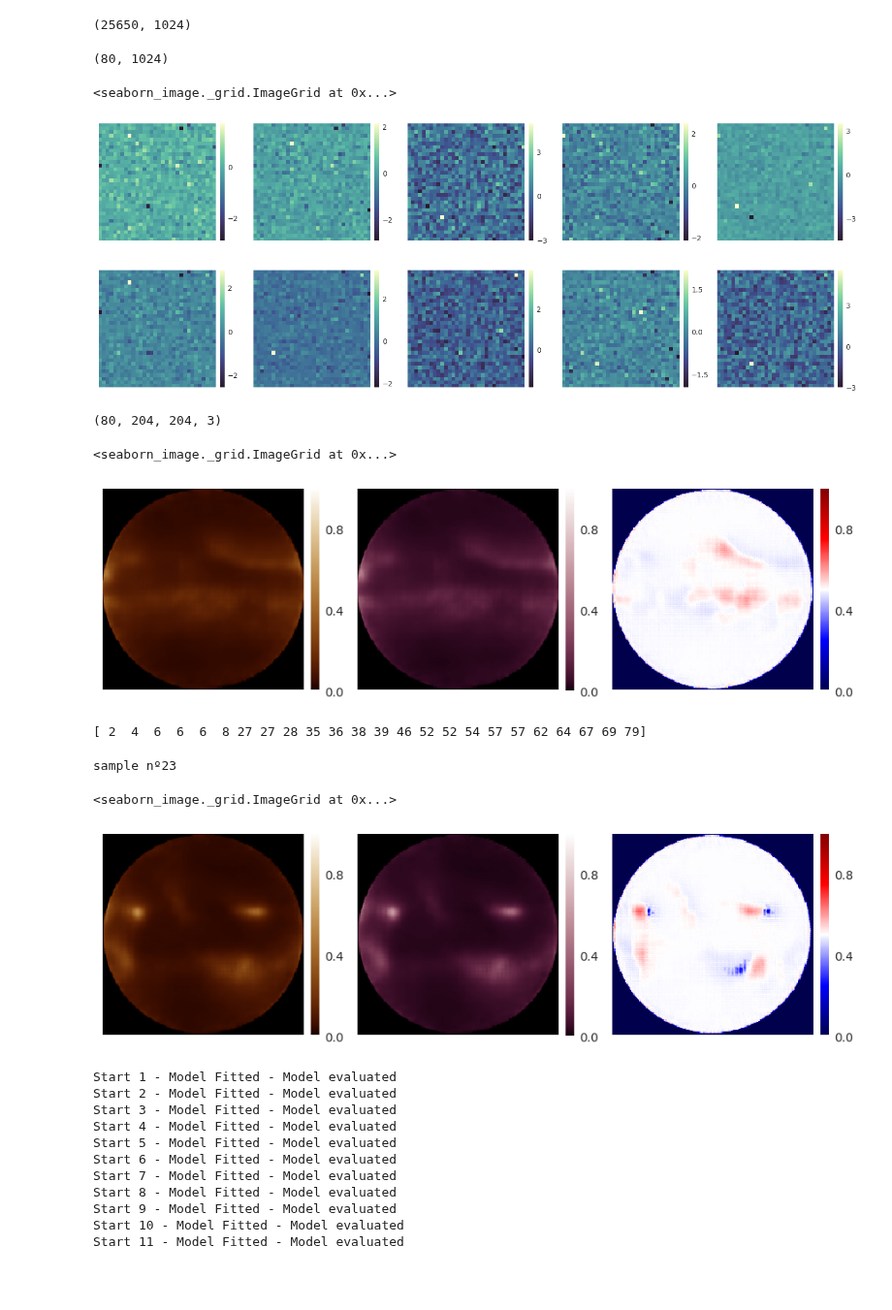
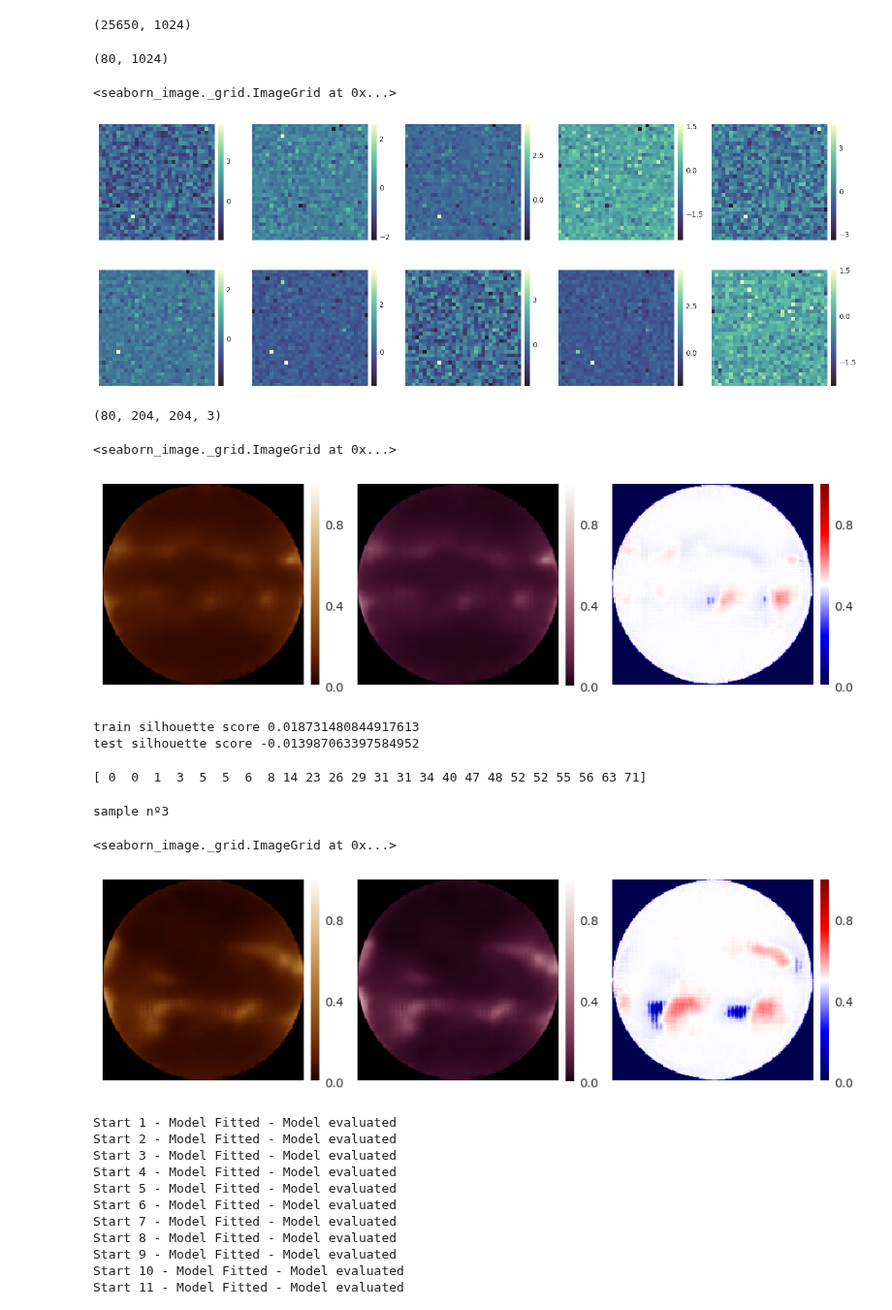
Before and after one commit to eugenioLR/TFM_sun_Autoencoders, a Jupyter notebook: gmm_generative_model.ipynb, the cells around one changed output. Shown at 97% size. Drawn from its saved outputs; the diff is of its cells as text; code cells hidden in the pictures; blank space fills up the shorter version.

```diff
--- a/gmm_generative_model.ipynb
+++ b/gmm_generative_model.ipynb
@@ -102,20 +100,23 @@ codes.shape
 # %%
 gmm_model = GaussianMixture(n_components = 80, covariance_type="full")
 # gmm_model = BayesianGaussianMixture(n_components = 20, covariance_type="full")
-gmm_model = gmm_model.fit(codes)
+
+codes_train, codes_test, *_ = train_test_split(codes, codes, test_size=0.2)
+
+gmm_model = gmm_model.fit(codes_train)
 # %%
 print(gmm_model.means_.shape)
 isns.ImageGrid(gmm_model.means_.reshape([-1, 32, 32])[:10].transpose(1,2,0), col_wrap=5, cmap="deep")
 # %% [output]
 (80, 1024)
 <seaborn_image._grid.ImageGrid at 0x...>
-[figure, old version]
+[figure, new version]
 # %%
 mean_images = np.asarray(decoder(gmm_model.means_))
 print(mean_images.shape)
 #isns.ImageGrid(mean_images, col_wrap=5)
-isns.rgbplot(mean_images[79], cmap=["sdoaia193", "sdoaia211", "seismic"], vmin=0, vmax=1)
+isns.rgbplot(mean_images[10], cmap=["sdoaia193", "sdoaia211", "seismic"], vmin=0, vmax=1)
 # %% [output]
 (80, 204, 204, 3)
 <seaborn_image._grid.ImageGrid at 0x...>
-[figure, old version]
+[figure, new version]
@@ -124,8 +123,17 @@ isns.rgbplot(mean_images[79], cmap=["sdoaia193", "sdoaia211", "seismic"], vmin=0
+# %%
+pred_train = gmm_model.predict(codes_train)
+print(f"train silhouette score {silhouette_score(codes_train, pred_train)}")
+
+pred_test = gmm_model.predict(codes_test)
+print(f"test silhouette score {silhouette_score(codes_test, pred_test)}")
+# %% [output]
+train silhouette score 0.018731480844917613
+test silhouette score -0.013987063397584952
 # %%
 code_samples = gmm_model.sample(24)
 print(code_samples[1])
 # %% [output]
-[ 2  4  6  6  6  8 27 27 28 35 36 38 39 46 52 52 54 57 57 62 64 67 69 79]
+[ 0  0  1  3  5  5  6  8 14 23 26 29 31 31 34 40 47 48 52 52 55 56 63 71]
 # %%
 sample_images = np.asarray(decoder(code_samples[0]))
 # %%
@@ -135,7 +143,7 @@ c = (c+1)%24
 print(f"sample nº{c+1}")
 isns.rgbplot(sample_images[c], cmap=["sdoaia193", "sdoaia211", "seismic"], vmin=0, vmax=1)
 # %% [output]
-sample nº23
+sample nº3
 <seaborn_image._grid.ImageGrid at 0x...>
-[figure, old version]
+[figure, new version]
 # %%
```
Also changed, not shown: parts of 5 cells of this notebook, 7 other files.
